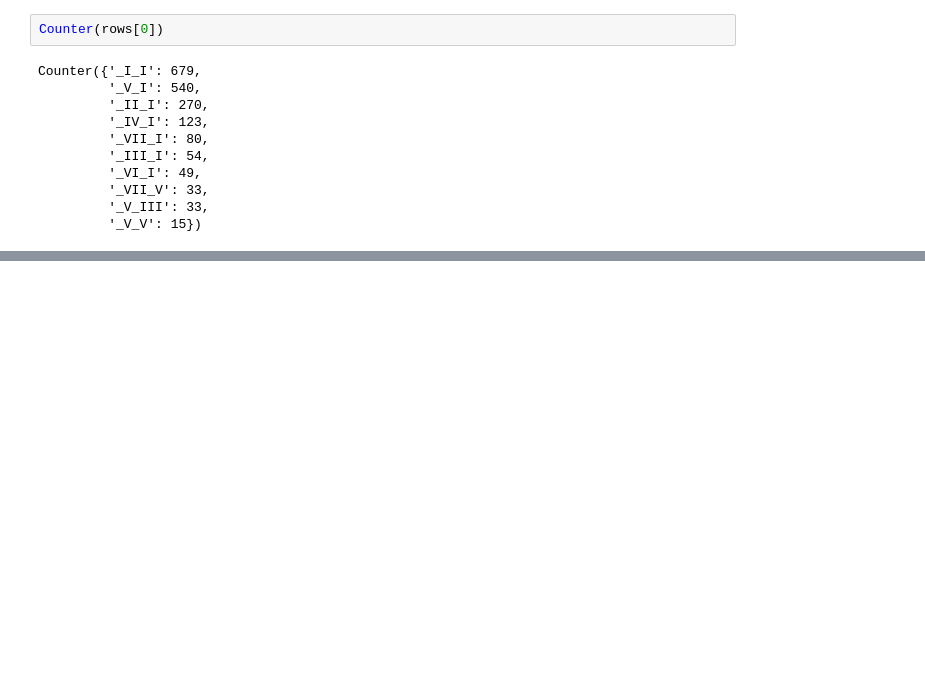
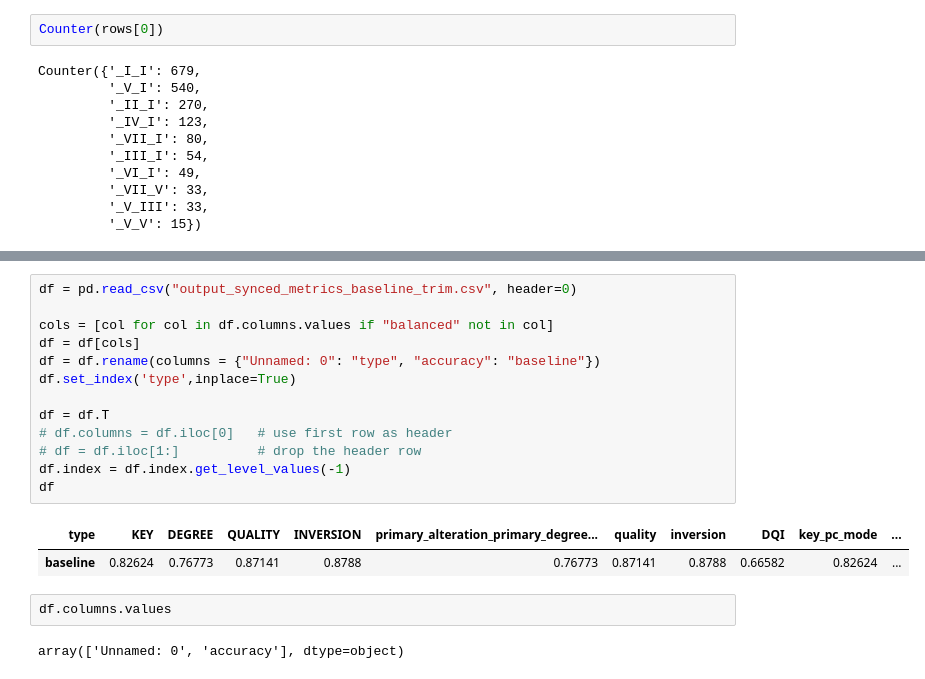
Before and after one commit to PulyaPolya/rnbert_new, a Jupyter notebook: results_analysis_rn.ipynb, the cells around one changed output, grey strips where cells are left out. Drawn from its saved outputs; the diff is of its cells as text; blank space fills up the shorter version.

```diff
--- a/results_analysis_rn.ipynb
+++ b/results_analysis_rn.ipynb
@@ -573,0 +1146,20 @@ Counter({'_I_I': 679,
+# %%
+df = pd.read_csv("output_synced_metrics_baseline_trim.csv", header=0)
+
+cols = [col for col in df.columns.values if "balanced" not in col]
+df = df[cols]
+df = df.rename(columns = {"Unnamed: 0": "type", "accuracy": "baseline"})
+df.set_index('type',inplace=True)
+
+df = df.T
+# df.columns = df.iloc[0]   # use first row as header
+# df = df.iloc[1:]          # drop the header row
+df.index = df.index.get_level_values(-1)
+df
+# %% [output]
+| type | KEY | DEGREE | QUALITY | INVERSION | primary_alteration_primary_degree... | quality | inversion | DQI | key_pc_mode | ... |
+| baseline | 0.82624 | 0.76773 | 0.87141 | 0.8788 | 0.76773 | 0.87141 | 0.8788 | 0.66582 | 0.82624 | ... |
+# %%
+df.columns.values
+# %% [output]
+array(['Unnamed: 0', 'accuracy'], dtype=object)
```
Also changed, not shown: parts of 34 cells of this notebook.
